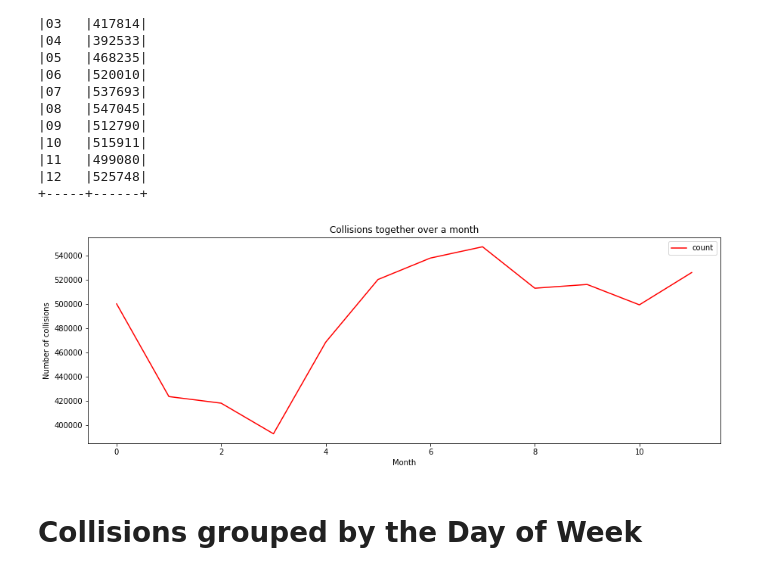
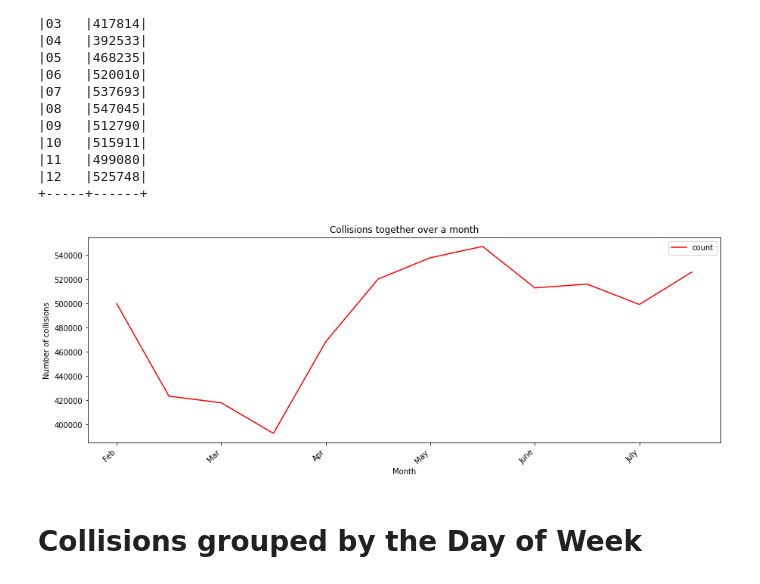
Before and after one commit to SinghGursimran/Analysis-of-Car-Accidents-in-Canada-using-PySpark, a Jupyter notebook: Analysis.ipynb, the cells around one changed output. Cells and saved outputs as stored; diff of their text form; code cells hidden in the pictures.

```diff
--- a/Analysis.ipynb
+++ b/Analysis.ipynb
@@ -84,10 +84,12 @@ collisions_month_together.show(collisions_month_together.count(),False)
 collisions_month_together_pandas_df = collisions_month_together.select("*").toPandas()
 # %%
 collisions_month_together = collisions_month_together_pandas_df.plot(figsize=(15,5),title='Collisions together over a month',color='red')
+month_arr = ["Jan","Feb","Mar","Apr","May","June","July","Aug","Sep","Oct","Nov","Dec"]
+collisions_month_together.set_xticklabels(month_arr,ha='right',rotation = 45)
 collisions_month_together.set_xlabel("Month")
 collisions_month_together.set_ylabel("Number of collisions");
 # %% [output]
-[figure, old version]
+[figure, new version]
 # %% [markdown]
 # Collisions grouped by the Day of Week
 # %%
```
Also changed, not shown: parts of 6 cells of this notebook.
